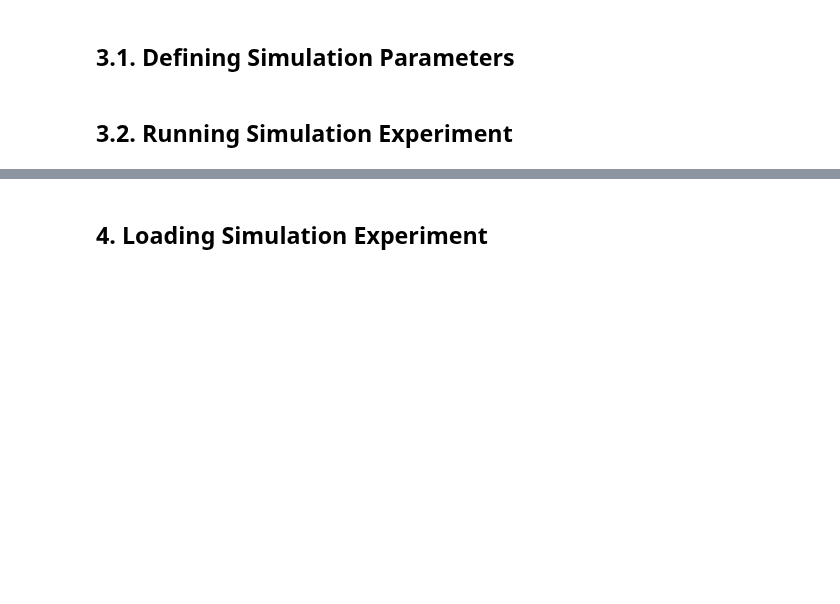
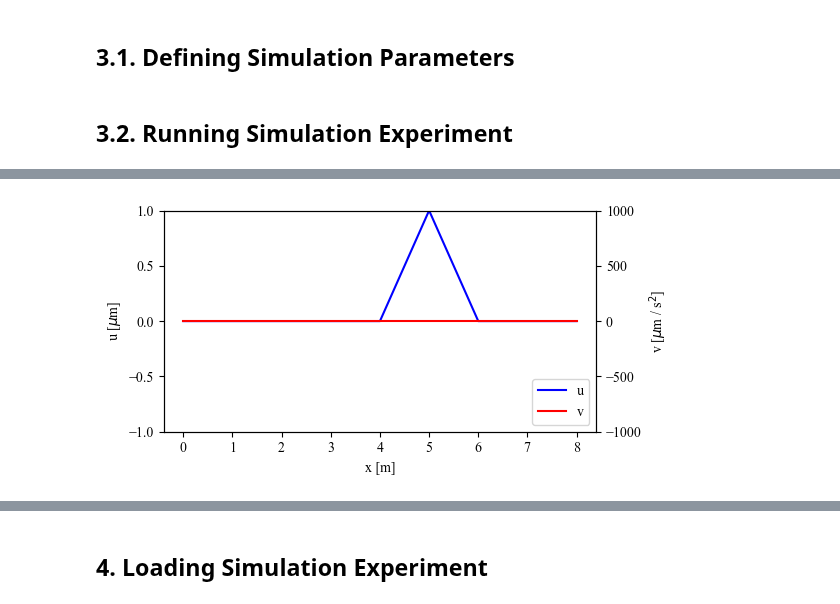
Before and after one commit to malteschade/Quantum-Wave-Equation-Solver, a Jupyter notebook: main.ipynb, the cells around one changed output, grey strips where cells are left out. Cells and saved outputs as stored; diff of their text form; code cells hidden in the pictures; blank space fills up the shorter version.

```diff
--- a/main.ipynb
+++ b/main.ipynb
@@ -106,0 +94,5 @@ results = experiment.run()
+# %%
+# Plot initial conditions
+experiment.plot('initial', solvers=[0])
+# %% [output]
+[figure, added]
```
Also changed, not shown: parts of 13 cells of this notebook, 4 other files.
